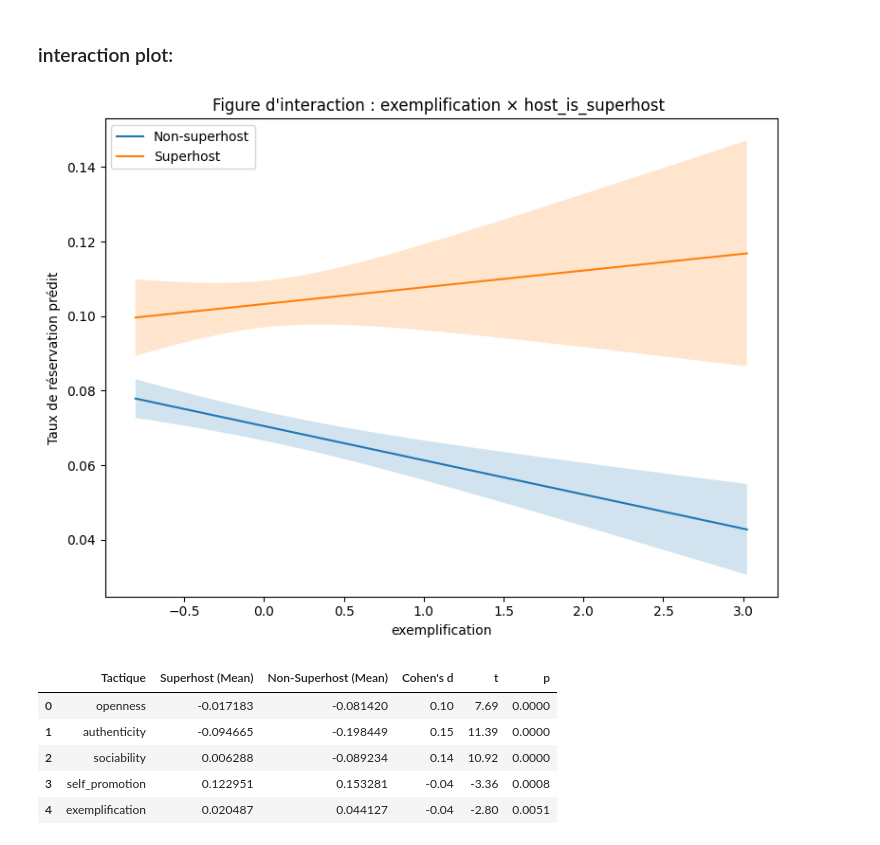
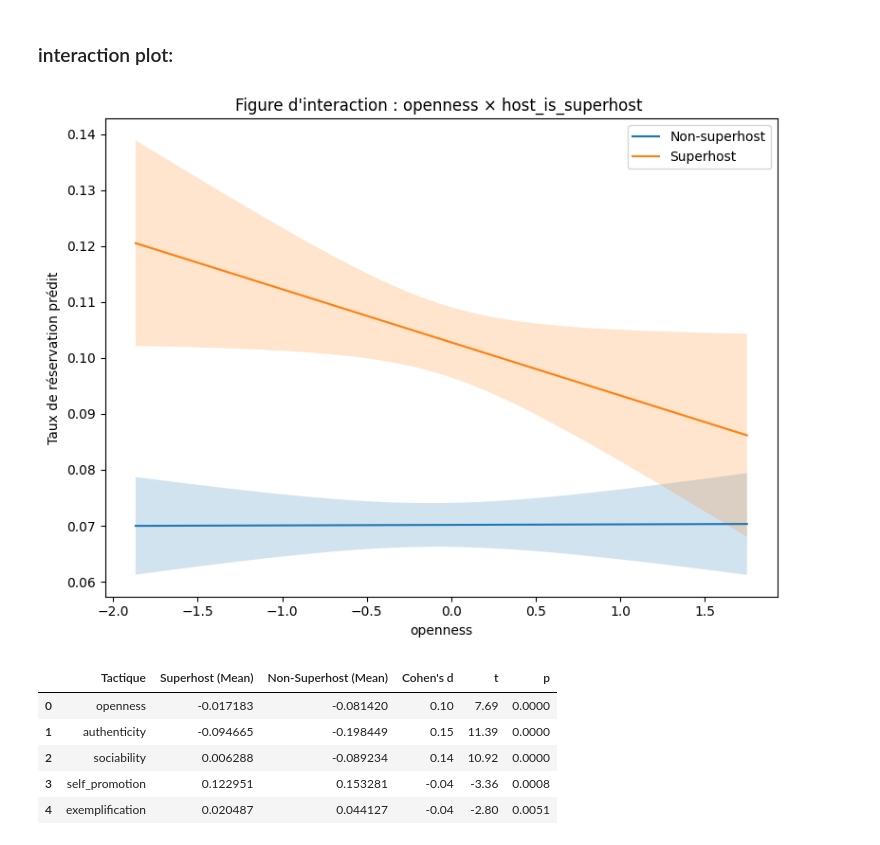
Before and after one commit to yeliu-dh/self-presentation_airbnb, a Jupyter notebook: code/zsc_tactics.ipynb, the cells around one changed output. Saved outputs shown, nothing was run; the diff lists cells and outputs as text; code cells hidden in the pictures.

Commit message:
上传可视化图
上传factor loadings的图，和三个interaction plot

```diff
--- a/code/zsc_tactics.ipynb
+++ b/code/zsc_tactics.ipynb
@@ -624,5 +629,5 @@ display(listings_zsc_tactics.head())
 import statsmodels.api as sm
 import statsmodels.formula.api as smf
 # %%
-listings9=pd.read_csv('D:\MASTER_ENC\mini_memoire/res_tactiques2/listings_zsc_tactics.csv', sep=',', on_bad_lines='skip', encoding='utf-8')
+listings9=pd.read_csv('D:\MASTER_ENC\mini_memoire/res_tactiques2/listings_zsc_tactics9.csv', sep=',', on_bad_lines='skip', encoding='utf-8')
 listings=listings9
@@ -916,9 +937,10 @@ def interaction_plot_advanced(tactic='openness', listings_=listings, mediator='h
     plt.tight_layout()
     # plt.show()
 # %%
-interaction_plot_advanced(tactic='exemplification')
+interaction_plot_advanced(tactic='openness')
+plt.savefig("D:\Master_ENC\mini_memoire\self-presentation_airbnb\images/interaction_openness.jpg", dpi=300)
 # %% [output]
-[figure, old version]
+[figure, new version]
 # %%
 ## taille d'effet : cohen's d :
 # 计算组间实际差异：小效应：0.2, 中等效应：0.5, 大效应：0.8
```
Also changed, not shown: parts of 17 cells of this notebook, 6 other files.
